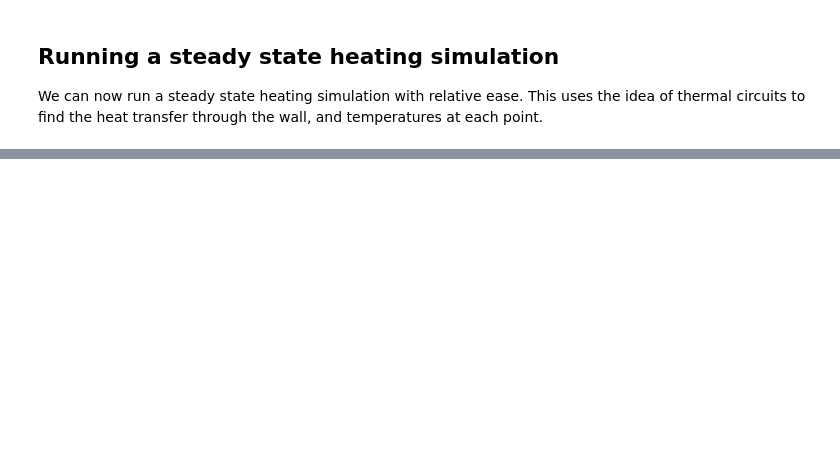
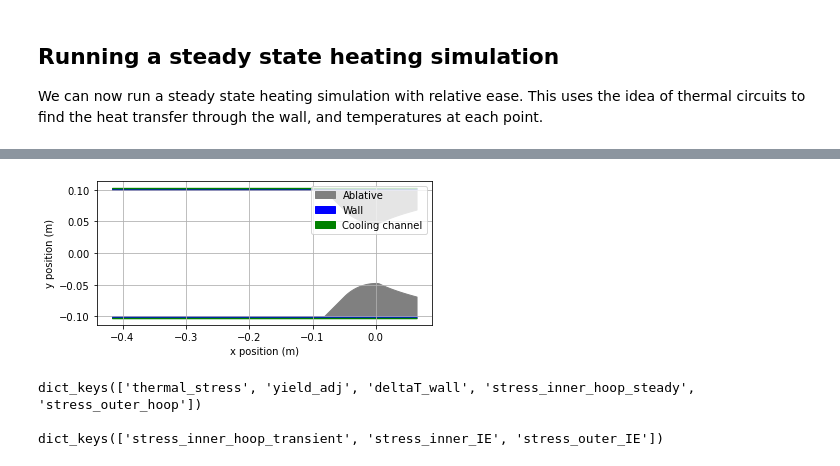
Before and after one commit to cuspaceflight/bamboo, a Jupyter notebook: Introduction to Bamboo.ipynb, the cells around one changed output, grey strips where cells are left out. Saved outputs shown, nothing was run; the diff lists cells and outputs as text; code cells hidden in the pictures; blank space fills up the shorter version.

```diff
--- a/Introduction to Bamboo.ipynb
+++ b/Introduction to Bamboo.ipynb
@@ -279,0 +287,21 @@ Coolant exit temperature with h_gas_model = '3': 388.3356288298858 K
+# %%
+#Respecify the cooling jacket, but this time with the outer wall specified.
+outer_wall_material = bam.materials.StainlessSteel304
+outer_wall_thickness = 4e-3
+
+engine.add_geometry(chamber_length, Ac, inner_wall_thickness, outer_wall_thickness)
+
+engine.add_cooling_jacket(inner_wall_material,
+                          inlet_T,
+                          inlet_p0,
+                          coolant_transport,
+                          mdot_coolant,
+                          configuration = "vertical",
+                          channel_height = 0.001,
+                          blockage_ratio = 0.5,
+                          outer_wall = outer_wall_material)
+
+engine.plot_geometry()
+plt.show()
+# %% [output]
+[figure, added]
@@ -279,0 +314,10 @@ Coolant exit temperature with h_gas_model = '3': 388.3356288298858 K
+# %%
+#Show what keys are available from the resulting data
+print("")
+print(steady_stress_data.keys())
+print("")
+print(transient_stress_data.keys())
+# %% [output]
+dict_keys(['thermal_stress', 'yield_adj', 'deltaT_wall', 'stress_inner_hoop_steady', 'stress_outer_hoop'])
+
+dict_keys(['stress_inner_hoop_transient', 'stress_inner_IE', 'stress_outer_IE'])
```
Also changed, not shown: parts of 16 cells of this notebook, 8 other files.
